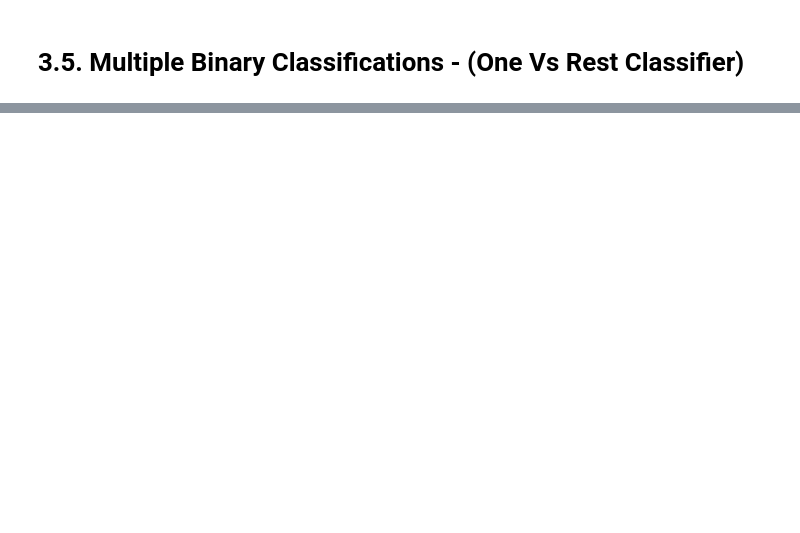
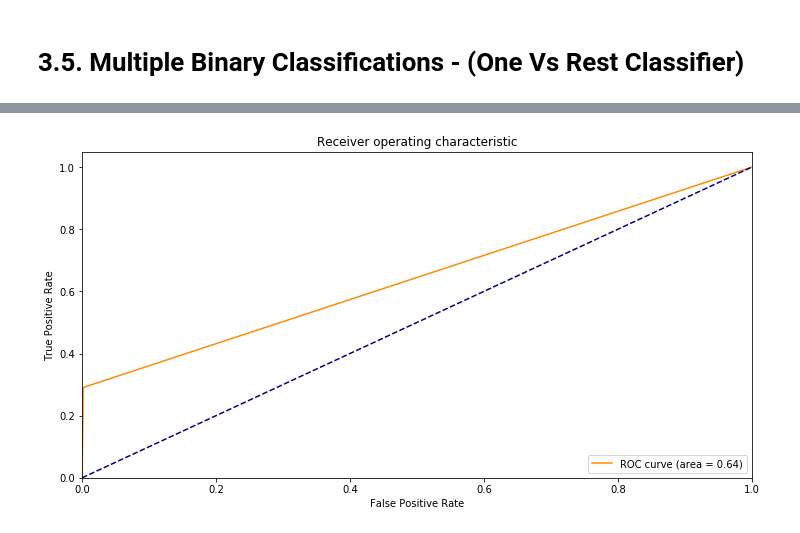
Before and after one commit to AbdelkaderBerrouachedi/Mlabes2, a Jupyter notebook: bibtex/Multi-Label bibtex.ipynb, the cells around one changed output, grey strips where cells are left out. Drawn from its saved outputs; the diff is of its cells as text; code cells hidden in the pictures; blank space fills up the shorter version.

```diff
--- a/bibtex/Multi-Label bibtex.ipynb
+++ b/bibtex/Multi-Label bibtex.ipynb
@@ -648,23 +694,25 @@ print(metrics.classification_report(y_test, Logprediction))
 # %%
 #https://www.programcreek.com/python/example/81207/sklearn.metrics.roc_curve
 def print_roc(y_true, y_scores):
         '''
         Prints the ROC for this model.
         '''
-        fpr, tpr, thresholds = roc_curve(y_test.toarray().ravel(), y_scores.ravel())
+        fpr, tpr, thresholds = roc_curve(y_test.ravel(), y_scores.ravel())
         auc_score = auc(fpr, tpr)
 
         plt.figure()
         plt.plot(fpr, tpr, color='darkorange', label='ROC curve (area = %0.2f)'% auc_score)
         plt.plot([0, 1], [0, 1], color='navy', linestyle='--')
         plt.xlim([0.0, 1.0])
         plt.ylim([0.0, 1.05])
         plt.xlabel('False Positive Rate')
         plt.ylabel('True Positive Rate')
         plt.title('Receiver operating characteristic')
         plt.legend(loc="lower right")
         plt.show()
 print_roc(y_test, Logprediction)
+# %% [output]
+[figure, added]
 # %%
 https://scikit-learn.org/stable/auto_examples/model_selection/plot_precision_recall.html#sphx-glr-auto-examples-model-selection-plot-precision-recall-py
 # %%
```
Also changed, not shown: parts of 10 cells of this notebook, 51 other files.
